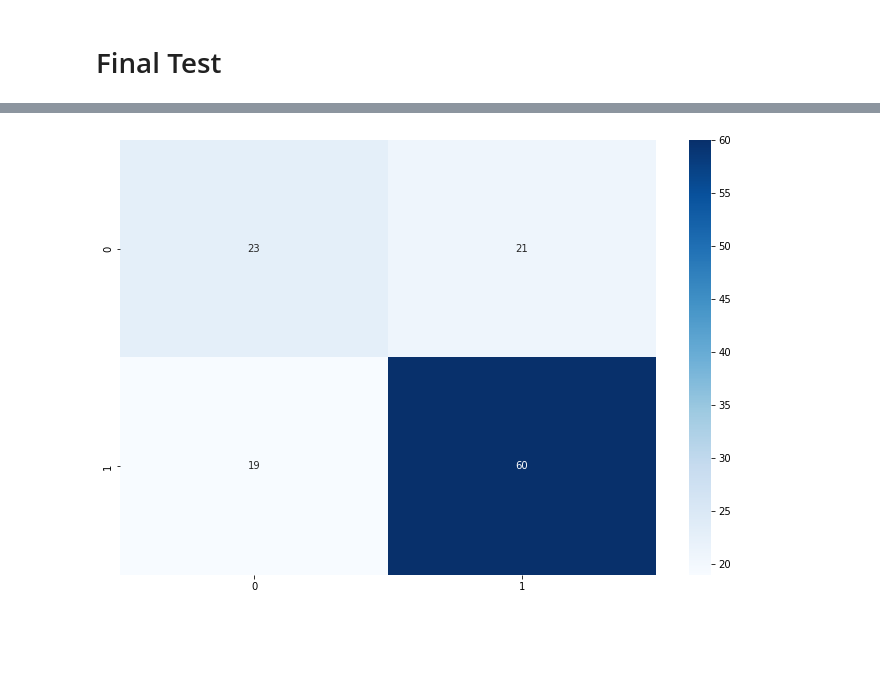
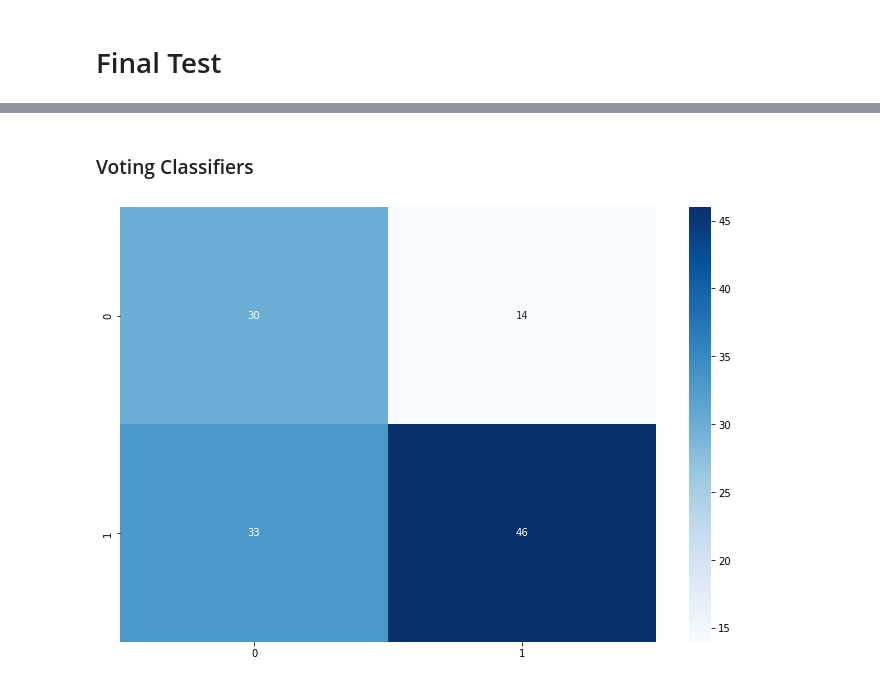
Before and after one commit to CharlesPizza/HomeLoan, a Jupyter notebook: Untitled.ipynb, the cells around one changed output, grey strips where cells are left out. Saved outputs shown, nothing was run; the diff lists cells and outputs as text; code cells hidden in the pictures; blank space fills up the shorter version.

```diff
--- a/Untitled.ipynb
+++ b/Untitled.ipynb
@@ -1178,7 +1178,7 @@ param_grid = [
 ]
 sgd_pipeline = clone(sgd_pipe)
 grid_search = GridSearchCV(sgd_pipeline, param_grid, cv=3, n_jobs=5, scoring='precision')
-grid_search.fit(_, y_train_prep.ravel())
+grid_search.fit(_.drop(['TotalIncome', 'LoanAmountOverTime'], axis=1), y_train_prep.ravel())
 # %% [output]
 GridSearchCV(cv=3,
              estimator=Pipeline(steps=[('columntransformer',
@@ -1774,0 +2053,15 @@ FPR - Dummy: [0.0, 0.0, 0.0, 0.0, 0.0, 0.0, 0.0, 0.0, 0.0, 0.0]
+# %%
+from sklearn.ensemble import StackingClassifier
+from sklearn.linear_model import LogisticRegression
+stack_clf = StackingClassifier(
+    estimators = [
+        ('sgdclassifier', grid_search.best_estimator_),
+        ('kneighborsclassifier', rnd_knn_search.best_estimator_),
+        ('adaboostclassifier', ada_boost),
+    ],
+    final_estimator=LogisticRegression(class_weight={0:5, 1:1}, random_state=7),
+    stack_method='auto',
+    cv=5,
+    n_jobs=5
+)
+stack_clf.fit(_, y_train_prep.ravel())
@@ -1774,0 +2096,13 @@ FPR - Dummy: [0.0, 0.0, 0.0, 0.0, 0.0, 0.0, 0.0, 0.0, 0.0, 0.0]
+# %%
+from sklearn.ensemble import VotingClassifier
+voting_clf = VotingClassifier(
+    estimators = [
+        ('sgdclassifier', grid_search.best_estimator_),
+        ('kneighborsclassifier', rnd_knn_search.best_estimator_),
+        ('adaboostclassifier', ada_boost),
+    ],
+    voting='hard',
+    weights=[2,1,1],
+    n_jobs=5
+)
+voting_clf.fit(_, y_train_prep.ravel())
@@ -1787,0 +2141,9 @@ FPR - Dummy: [0.0, 0.0, 0.0, 0.0, 0.0, 0.0, 0.0, 0.0, 0.0, 0.0]
+# %%
+X_test = strat_test.iloc[:, :-1]
+y_test = strat_test.iloc[:, -1]
+X_test.columns = X_test.columns.map(col_names_dict)
+X_test.drop(['LoanID'], axis=1, inplace=True)
+pred = stack_clf.predict(X_test)
+y_test = lb.fit_transform(y_test)
+y_test_prep = y_test.ravel()
+plot_cm(y_test_prep, pred)
@@ -1788,13 +2152,13 @@ FPR - Dummy: [0.0, 0.0, 0.0, 0.0, 0.0, 0.0, 0.0, 0.0, 0.0, 0.0]
+# %% [markdown]
+### Voting Classifiers
 # %%
 X_test = strat_test.iloc[:, :-1]
 y_test = strat_test.iloc[:, -1]
 X_test.columns = X_test.columns.map(col_names_dict)
 X_test.drop(['LoanID'], axis=1, inplace=True)
-# X_test['TotalIncome'] = X_test['ApplicantIncome'] + X_test['CoapplicantIncome']
-# X_test['LoanAmountOverTime'] = X_test['LoanAmount']/X_test['LoanAmountTerm']
-pred = rnd_svc_search.best_estimator_.predict(X_test)
+pred = voting_clf.predict(X_test)
 y_test = lb.fit_transform(y_test)
 y_test_prep = y_test.ravel()
 plot_cm(y_test_prep, pred)
 # %% [output]
-[figure, old version]
+[figure, new version]
```
Also changed, not shown: parts of 37 cells of this notebook, 1 other file.
